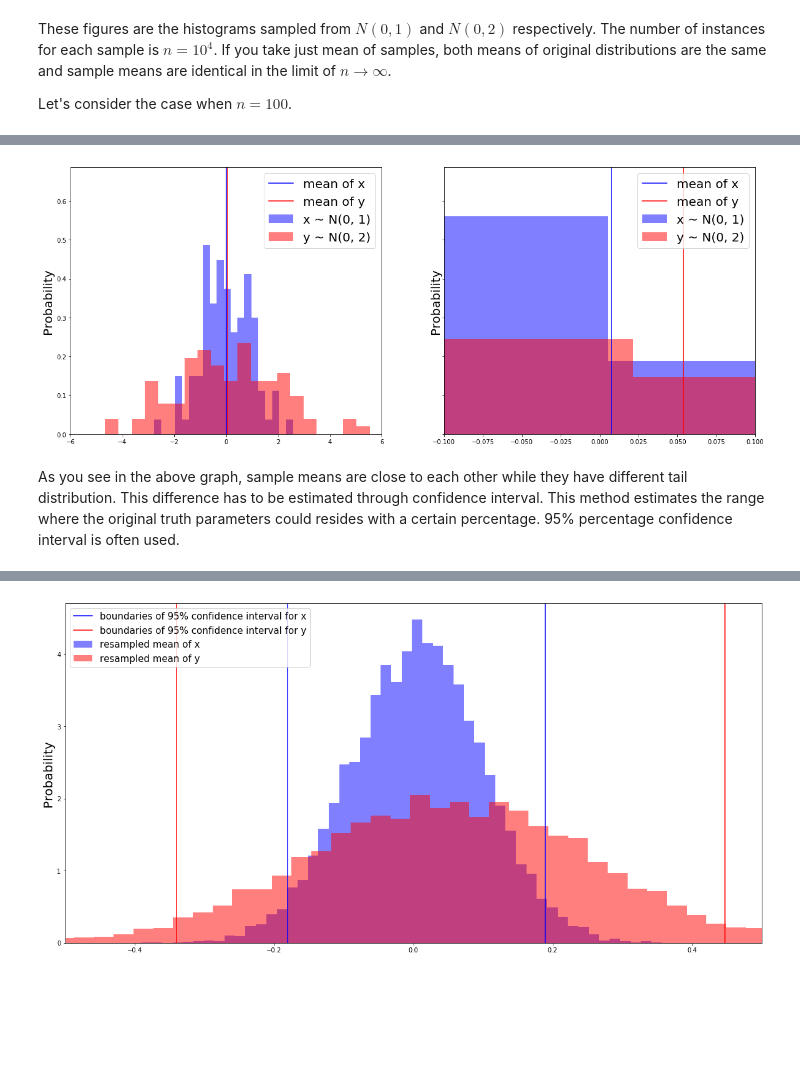
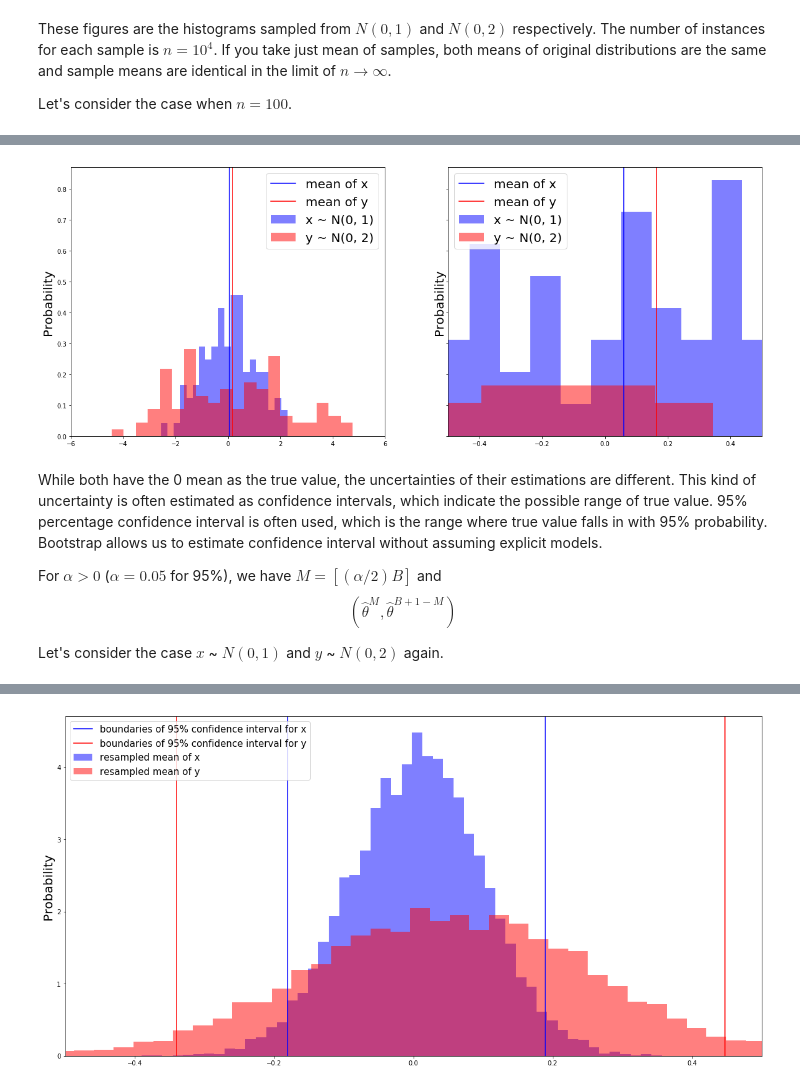
Before and after one commit to KapilKhanal/jjakimoto.github.io, a Jupyter notebook: content/articles/reality_check.ipynb, the cells around one changed output, grey strips where cells are left out. Cells and saved outputs as stored; diff of their text form; code cells hidden in the pictures; blank space fills up the shorter version.

```diff
--- a/content/Bootstrap and Backtest for Algorithmic Trading (Reality Check).ipynb
+++ b/content/articles/reality_check.ipynb
@@ -299,29 +252,35 @@ HTML("""
 # %%
+np.random.seed(0)
 x = np.random.normal(0 ,1 , 100)
 y = np.random.normal(0 , 2 , 100)
 
 mean_x = np.mean(x)
 mean_y = np.mean(y)
 f, (ax1, ax2) = plt.subplots(1, 2, sharey=True, figsize=(20, 8))
 ax1.hist(x, bins=20, normed=True, color="b", label="x ~ N(0, 1)", alpha=0.5);
 ax1.axvline(x=mean_x, color="b", alpha=1.0, label="mean of x");
 ax1.hist(y, bins=20, normed=True, color="r", label="y ~ N(0, 2)", alpha=0.5);
 ax1.axvline(x=mean_y, color="r", alpha=1.0, label="mean of y");
 ax1.set_ylabel("Probability", fontsize=20);
 ax1.set_xlim(-6, 6);
 ax1.legend(fontsize=20);
 
 ax2.hist(x, bins=50, normed=True, color="b", label="x ~ N(0, 1)", alpha=0.5);
 ax2.axvline(x=mean_x, color="b", alpha=1.0, label="mean of x");
 ax2.hist(y, bins=50, normed=True, color="r", label="y ~ N(0, 2)", alpha=0.5);
 ax2.axvline(x=mean_y, color="r", alpha=1.0, label="mean of y");
 ax2.set_ylabel("Probability", fontsize=20);
-ax2.set_xlim(-0.1, 0.1);
+ax2.set_xlim(-0.5, 0.5);
 ax2.legend(fontsize=20);
 # %% [output]
-[figure, old version]
+[figure, new version]
-# %% [markdown]
-As you see in the above graph, sample means are close to each other while they have different tail distribution.  This difference has to be estimated through confidence interval. This method estimates the range where the original truth parameters could resides with a certain percentage. 95% percentage confidence interval is often used.
+# %% [markdown]
+While both have the 0 mean as the true value, the uncertainties of their estimations are different. This kind of uncertainty is often estimated as confidence intervals, which indicate the possible range of true value. 95% percentage confidence interval is often used, which is the range where true value falls in with 95% probability. Bootstrap allows us to estimate confidence interval without assuming explicit models.
+
+For $\alpha > 0$ ($\alpha = 0.05$ for 95%), we have $M = [(\alpha / 2)B]$ and
+$$(\hat{\theta}^{M}, \hat{\theta}^{B+1 - M})$$
+
+Let's consider the case $x$ ~ $N(0, 1)$ and $y$ ~ $N(0, 2)$ again.
 # %%
 from IPython.display import HTML
 
```
Also changed, not shown: parts of 20 cells of this notebook, 33 other files.
